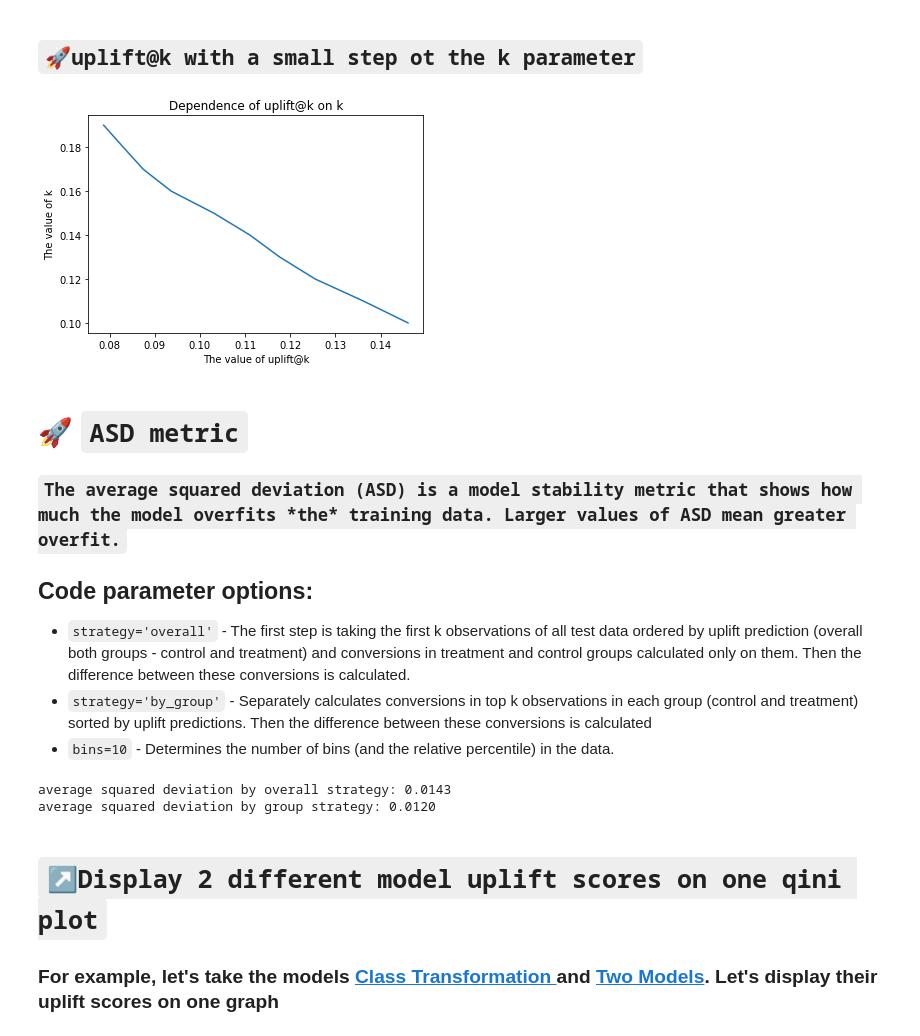
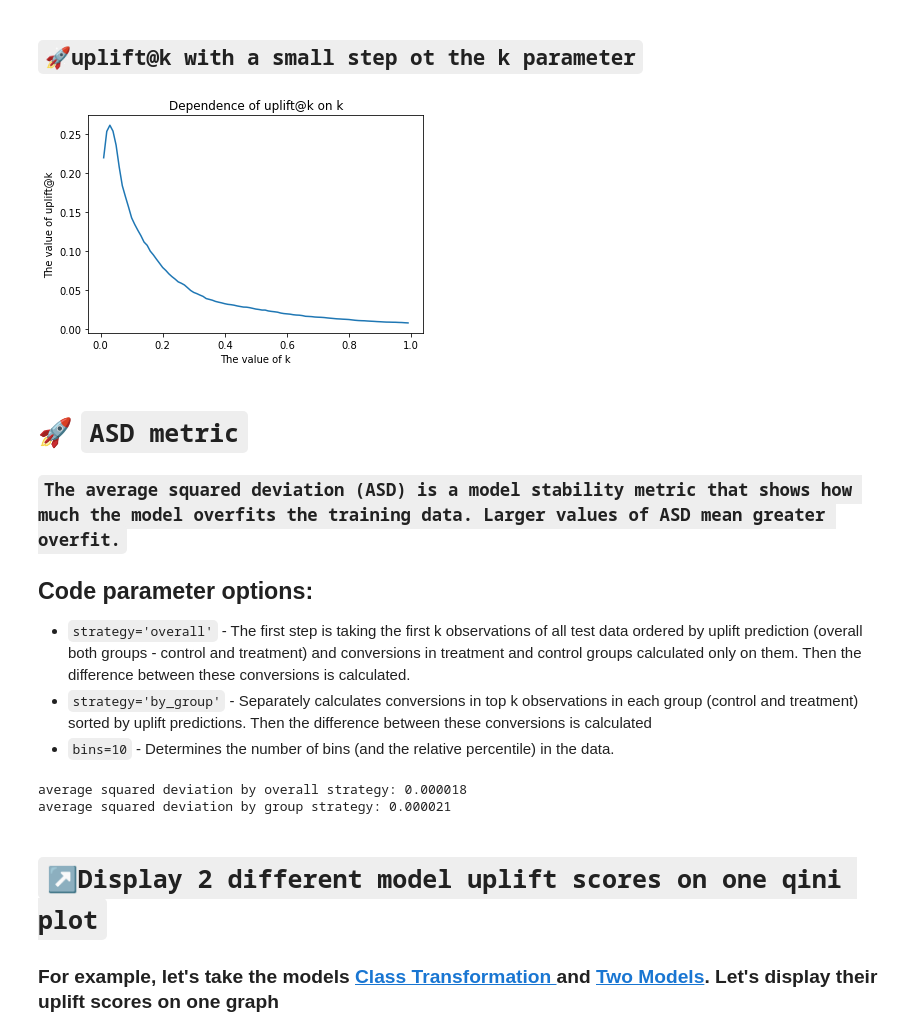
Before and after one commit to maks-sh/scikit-uplift, a Jupyter notebook: notebooks/uplift_metrics_tutorial_advanced.ipynb, the cells around one changed output. Cells and saved outputs as stored; diff of their text form; code cells hidden in the pictures.

```diff
--- a/notebooks/uplift_metrics_tutorial_advanced.ipynb
+++ b/notebooks/uplift_metrics_tutorial_advanced.ipynb
@@ -158,6 +142,8 @@ from sklift.models import ClassTransformation
 from catboost import CatBoostClassifier
 
 estimator = CatBoostClassifier(verbose=100,
+                               task_type="GPU",
+                               devices='0:1',
                                cat_features=['gender'],
                                random_state=42,
                                thread_count=1)
@@ -227,28 +213,24 @@ Code parameter options:
 # %%
 from sklift.metrics import uplift_at_k
 import matplotlib.pyplot as plt
-
-# k = 10%
-k = 0.1
-delta = 0.01
+import numpy as np
 
 values_uplift_k = []
 values_k = []
-for i in range(10):
+for k in np.arange(0.01,1,0.01):
   values_uplift_k.append(uplift_at_k(y_val, uplift_ct_val, trmnt_val, strategy='overall', k=k))
   values_k.append(k)
-  k += delta
 
-plt.plot(values_uplift_k,values_k)
+plt.plot(values_k, values_uplift_k)
 plt.title('Dependence of uplift@k on k')
-plt.xlabel('The value of uplift@k')
-plt.ylabel('The value of k')
+plt.xlabel('The value of k')
+plt.ylabel('The value of uplift@k')
 plt.show()
 # %% [output]
-[figure, old version]
+[figure, new version]
 # %% [markdown]
 # 🚀 `ASD metric`
-### `The average squared deviation (ASD) is a model stability metric that shows how much the model overfits *the* training data. Larger values of ASD mean greater overfit.`
+### `The average squared deviation (ASD) is a model stability metric that shows how much the model overfits the training data. Larger values of ASD mean greater overfit.`
 
 ## Code parameter options:
 
@@ -261,11 +243,11 @@ from sklift.metrics import average_squared_deviation
 asd_overall = average_squared_deviation(y_train, uplift_ct_train, trmnt_train, y_val, uplift_ct_val, trmnt_val, strategy='overall')
 asd_by_group = average_squared_deviation(y_train, uplift_ct_train, trmnt_train, y_val, uplift_ct_val, trmnt_val, strategy='by_group')
 
-print(f"average squared deviation by overall strategy: {asd_overall:.4f}")
-print(f"average squared deviation by group strategy: {asd_by_group:.4f}")
+print(f"average squared deviation by overall strategy: {asd_overall:.6f}")
+print(f"average squared deviation by group strategy: {asd_by_group:.6f}")
 # %% [output]
-average squared deviation by overall strategy: 0.0143
-average squared deviation by group strategy: 0.0120
+average squared deviation by overall strategy: 0.000018
+average squared deviation by group strategy: 0.000021
 # %% [markdown]
 # `↗️Display 2 different model uplift scores on one qini plot`
 ### For example, let's take the models [ Class Transformation ](https://github.com/maks-sh/scikit-uplift/blob/c9dd56aa0277e81ef7c4be62bf2fd33432e46f36/sklift/models/models.py#L181) and [Two Models](https://github.com/maks-sh/scikit-uplift/blob/c9dd56aa0277e81ef7c4be62bf2fd33432e46f36/sklift/models/models.py#L271). Let's display their uplift scores on one graph
```
Also changed, not shown: parts of 8 cells of this notebook.
